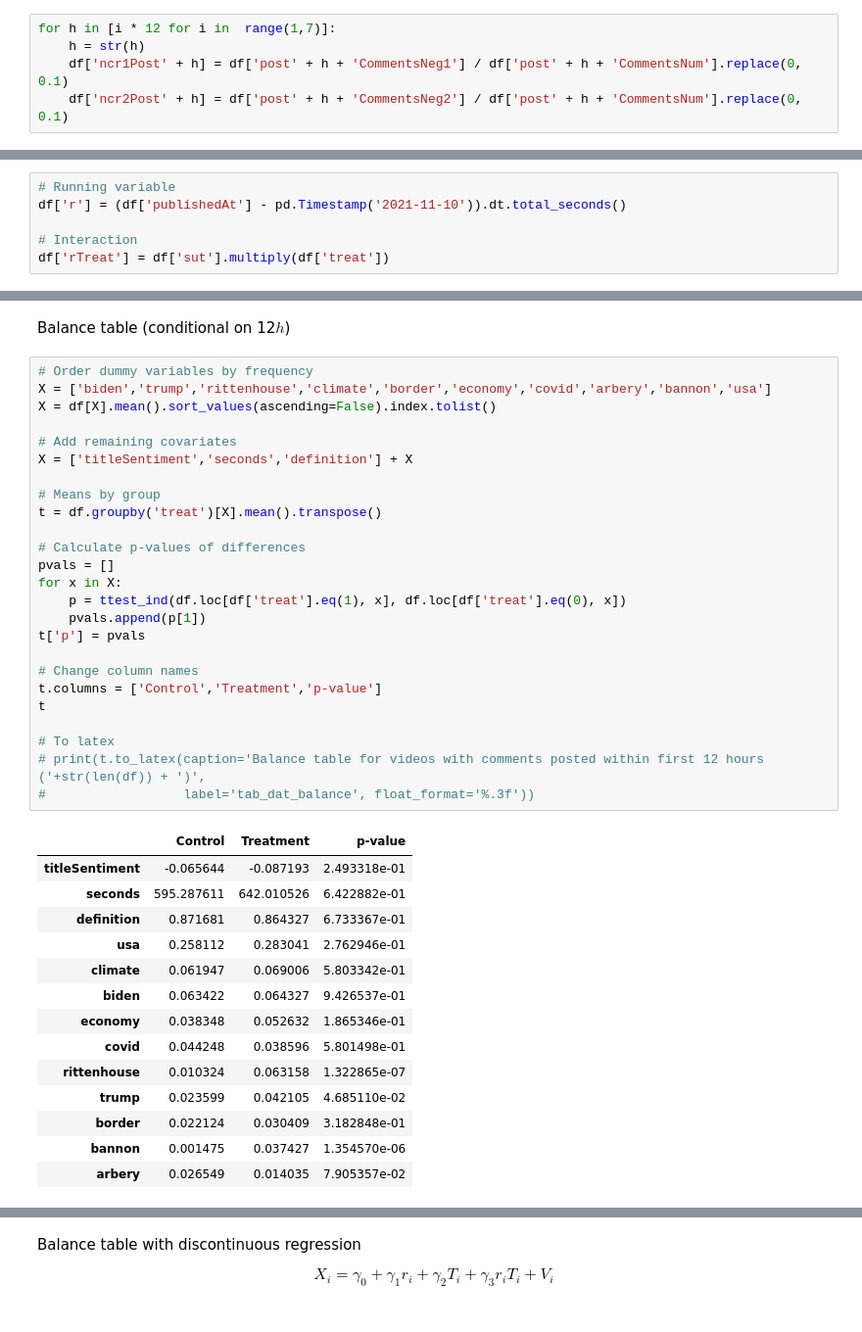
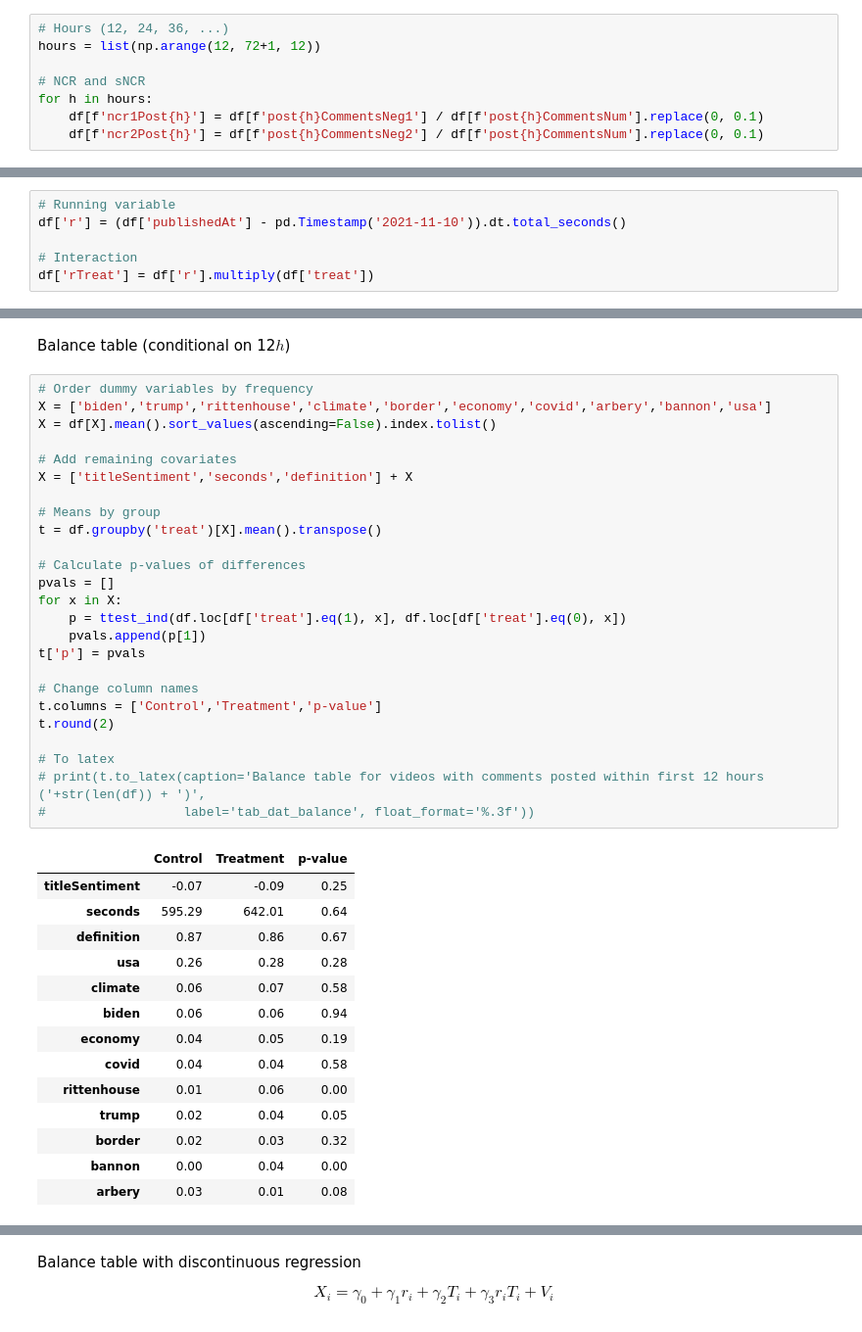
Before and after one commit to ArturoSbr/youtube-dislike-count, a Jupyter notebook: cod/02_analysis/01_EDA.ipynb, the cells around one changed output, grey strips where cells are left out. Shown at 98% size. Cells and saved outputs as stored; diff of their text form.

```diff
--- a/cod/02_analysis/01_EDA.ipynb
+++ b/cod/02_analysis/01_EDA.ipynb
@@ -38,10 +38,13 @@ df['definition'] = df['definition'].replace({'sd':'0','hd':'1'}).astype(int)
 # %% [markdown]
 Create targets from counters
 # %%
-for h in [i * 12 for i in  range(1,7)]:
-    h = str(h)
-    df['ncr1Post' + h] = df['post' + h + 'CommentsNeg1'] / df['post' + h + 'CommentsNum'].replace(0, 0.1)
-    df['ncr2Post' + h] = df['post' + h + 'CommentsNeg2'] / df['post' + h + 'CommentsNum'].replace(0, 0.1)
+# Hours (12, 24, 36, ...)
+hours = list(np.arange(12, 72+1, 12))
+
+# NCR and sNCR
+for h in hours:
+    df[f'ncr1Post{h}'] = df[f'post{h}CommentsNeg1'] / df[f'post{h}CommentsNum'].replace(0, 0.1)
+    df[f'ncr2Post{h}'] = df[f'post{h}CommentsNeg2'] / df[f'post{h}CommentsNum'].replace(0, 0.1)
 # %% [markdown]
 Analyze most important words in video titles to create dummy variables
 # %%
@@ -124,4 +129,4 @@ Declare time (seconds) until treatment and interaction
 df['r'] = (df['publishedAt'] - pd.Timestamp('2021-11-10')).dt.total_seconds()
 
 # Interaction
-df['rTreat'] = df['sut'].multiply(df['treat'])
+df['rTreat'] = df['r'].multiply(df['treat'])
@@ -192,40 +173,40 @@ Balance table (conditional on 12$h$)
 # %%
 # Order dummy variables by frequency
 X = ['biden','trump','rittenhouse','climate','border','economy','covid','arbery','bannon','usa']
 X = df[X].mean().sort_values(ascending=False).index.tolist()
 
 # Add remaining covariates
 X = ['titleSentiment','seconds','definition'] + X
 
 # Means by group
 t = df.groupby('treat')[X].mean().transpose()
 
 # Calculate p-values of differences
 pvals = []
 for x in X:
     p = ttest_ind(df.loc[df['treat'].eq(1), x], df.loc[df['treat'].eq(0), x])
     pvals.append(p[1])
 t['p'] = pvals
 
 # Change column names
 t.columns = ['Control','Treatment','p-value']
-t
+t.round(2)
 
 # To latex
 # print(t.to_latex(caption='Balance table for videos with comments posted within first 12 hours ('+str(len(df)) + ')',
 #                  label='tab_dat_balance', float_format='%.3f'))
 # %% [output]
 |  | Control | Treatment | p-value |
-| titleSentiment | -0.065644 | -0.087193 | 2.493318e-01 |
-| seconds | 595.287611 | 642.010526 | 6.422882e-01 |
-| definition | 0.871681 | 0.864327 | 6.733367e-01 |
-| usa | 0.258112 | 0.283041 | 2.762946e-01 |
-| climate | 0.061947 | 0.069006 | 5.803342e-01 |
-| biden | 0.063422 | 0.064327 | 9.426537e-01 |
-| economy | 0.038348 | 0.052632 | 1.865346e-01 |
-| covid | 0.044248 | 0.038596 | 5.801498e-01 |
-| rittenhouse | 0.010324 | 0.063158 | 1.322865e-07 |
-| trump | 0.023599 | 0.042105 | 4.685110e-02 |
-| border | 0.022124 | 0.030409 | 3.182848e-01 |
-| bannon | 0.001475 | 0.037427 | 1.354570e-06 |
-| arbery | 0.026549 | 0.014035 | 7.905357e-02 |
+| titleSentiment | -0.07 | -0.09 | 0.25 |
+| seconds | 595.29 | 642.01 | 0.64 |
+| definition | 0.87 | 0.86 | 0.67 |
+| usa | 0.26 | 0.28 | 0.28 |
+| climate | 0.06 | 0.07 | 0.58 |
+| biden | 0.06 | 0.06 | 0.94 |
+| economy | 0.04 | 0.05 | 0.19 |
+| covid | 0.04 | 0.04 | 0.58 |
+| rittenhouse | 0.01 | 0.06 | 0.00 |
+| trump | 0.02 | 0.04 | 0.05 |
+| border | 0.02 | 0.03 | 0.32 |
+| bannon | 0.00 | 0.04 | 0.00 |
+| arbery | 0.03 | 0.01 | 0.08 |
```
Also changed, not shown: parts of 29 cells of this notebook.
